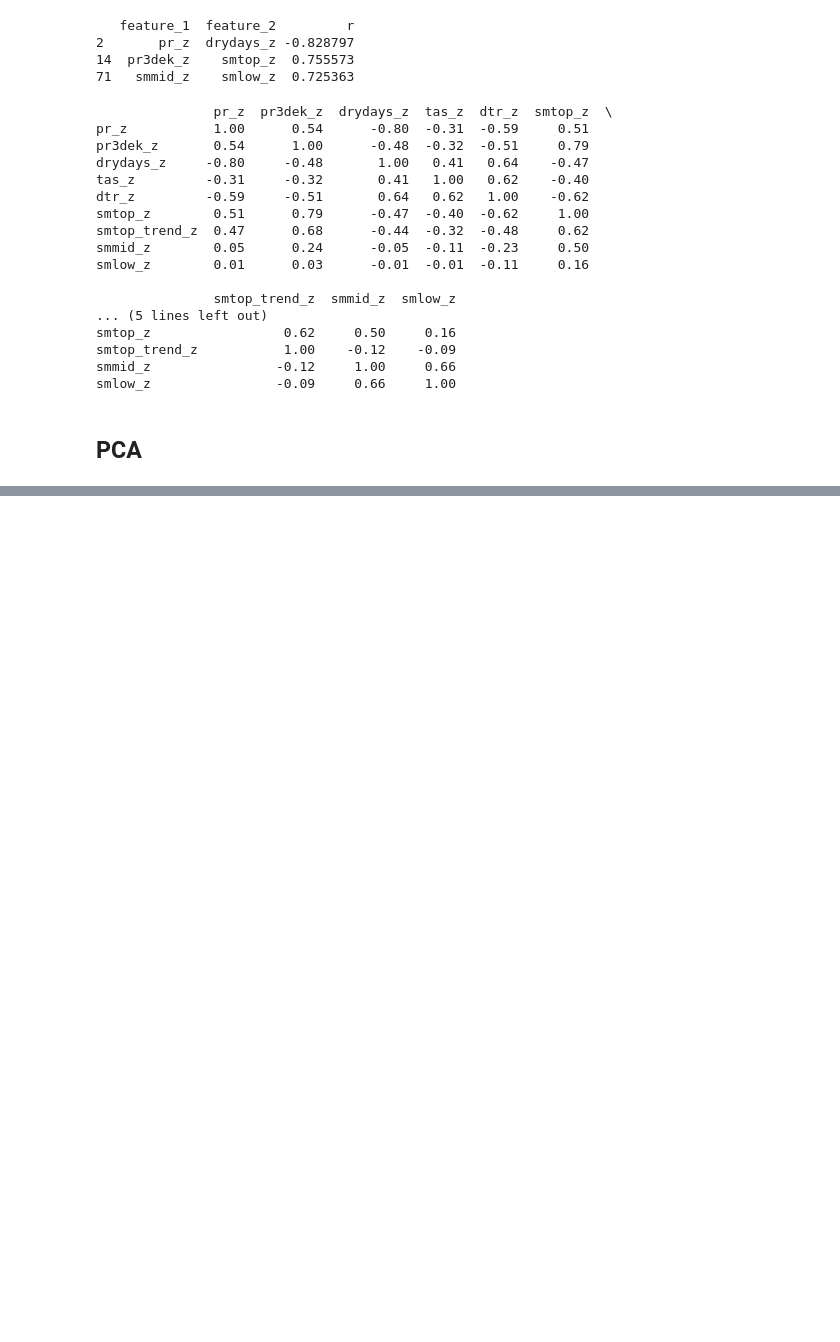
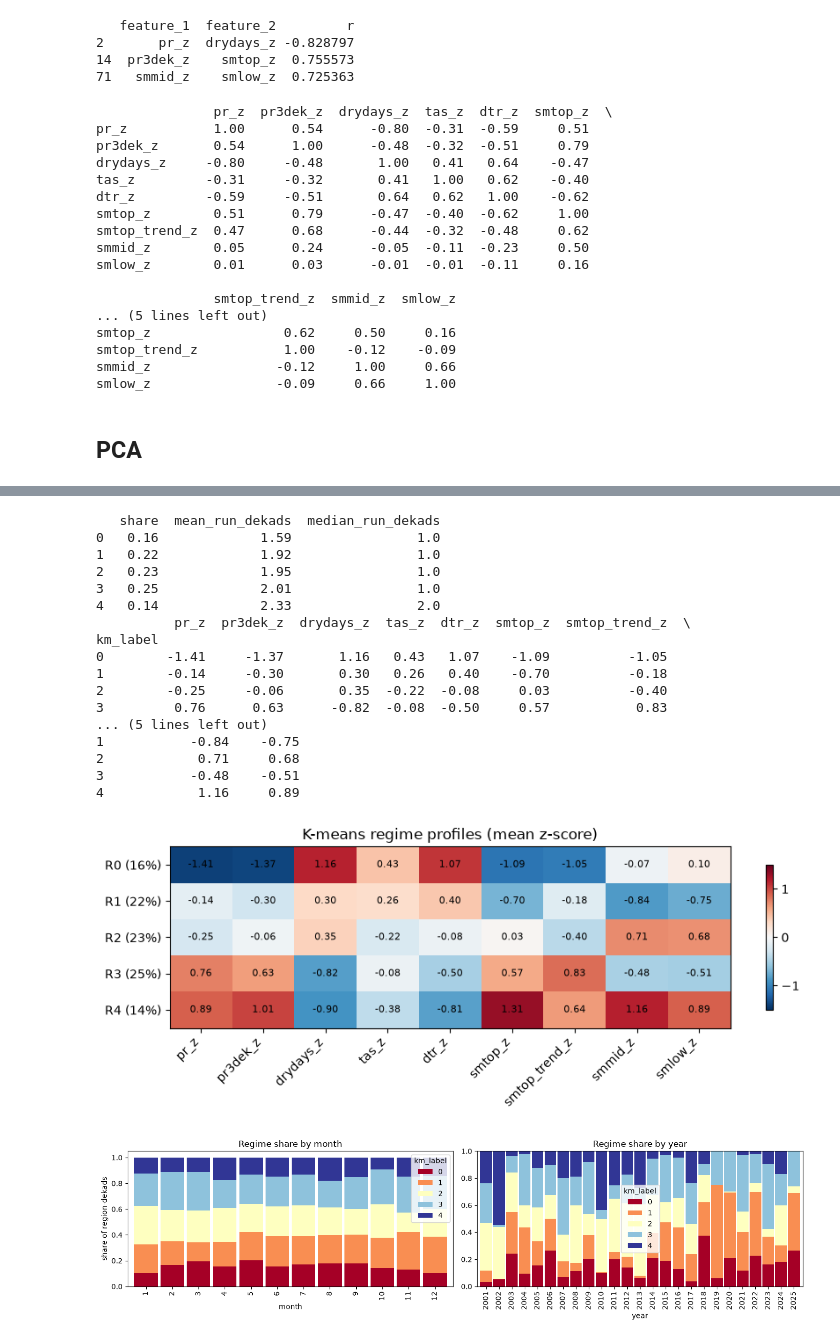
Before and after one commit to frankepolina/ai4hws_portfolioproject, a Jupyter notebook: dev/explore_features.ipynb, the cells around one changed output, grey strips where cells are left out. Cells and saved outputs as stored; diff of their text form; code cells hidden in the pictures; blank space fills up the shorter version.

```diff
--- a/dev/explore_features.ipynb
+++ b/dev/explore_features.ipynb
@@ -342,0 +642,11 @@ PC4    -0.15
+# %%
+# persistence diagnostics: lag-1 autocorrelation of each feature (mean over regions)
+ac = {f: ml_df.groupby("region_id")[f].apply(lambda s: s.autocorr(1)).mean() for f in feat_cols}
+print(pd.Series(ac).round(2))        # expect ~0.9 for smmid/smlow, ~0 for pr_z
+
+# k sensitivity (K-means only, fast)
+for k in (3, 4, 5):
+    km_k = KMeans(n_clusters=k, n_init=50, random_state=42).fit(Xs)
+    ml_df[f"km_label_k{k}"] = reorder_by_wetness(km_k.labels_, ml_df)
+    prof, info = profile(ml_df, f"km_label_k{k}", feat_cols)
+    print(f"k={k}"); print(info.round(2)); print(prof.round(2))
@@ -342,0 +709,63 @@ PC4    -0.15
+# %%
+def profile(df, label_col, feat_cols):
+    k = df[label_col].nunique()
+    prof = df.groupby(label_col)[feat_cols].mean()
+    size = df[label_col].value_counts(normalize=True).sort_index().rename("share")
+
+    # run lengths per regime (consecutive dekads in the same regime within one region)
+    runs = {lab: [] for lab in range(k)}
+    for _, g in df.groupby("region_id"):
+        s = g[label_col].values
+        change = np.flatnonzero(np.diff(s) != 0) + 1
+        for a, b in zip(np.r_[0, change], np.r_[change, len(s)]):
+            runs[s[a]].append(b - a)
+    run_mean = pd.Series({l: np.mean(r) for l, r in runs.items()}, name="mean_run_dekads")
+    run_med = pd.Series({l: np.median(r) for l, r in runs.items()}, name="median_run_dekads")
+
+    return prof, pd.concat([size, run_mean, run_med], axis=1)
+
+prof_km, info_km = profile(ml_df, "km_label", feat_cols)
+print(info_km.round(2)); print(prof_km.round(2))
+
+# 1) feature-mean heatmap
+fig, ax = plt.subplots(figsize=(9, 3.5))
+im = ax.imshow(prof_km, cmap="RdBu_r", vmin=-1.5, vmax=1.5, aspect="auto")
+ax.set_xticks(range(len(feat_cols)), feat_cols, rotation=45, ha="right")
+ax.set_yticks(range(K), [f"R{i} ({info_km.loc[i,'share']:.0%})" for i in range(K)])
+for i in range(K):
+    for j in range(len(feat_cols)):
+        ax.text(j, i, f"{prof_km.iloc[i, j]:.2f}", ha="center", va="center", fontsize=8)
+fig.colorbar(im, shrink=0.8); ax.set_title("K-means regime profiles (mean z-score)")
+plt.tight_layout(); plt.show()
+
+# 2) seasonality: share of each regime per month
+fig, axes = plt.subplots(1, 2, figsize=(14, 3.8))
+season = pd.crosstab(ml_df["month"], ml_df["km_label"], normalize="index")
+season.plot(kind="bar", stacked=True, ax=axes[0], colormap="RdYlBu", width=0.9)
+axes[0].set_title("Regime share by month"); axes[0].set_ylabel("share of region-dekads")
+
+# 3) the key plot: share of each regime per year
+yearly = pd.crosstab(ml_df["year"], ml_df["km_label"], normalize="index")
+yearly.plot(kind="bar", stacked=True, ax=axes[1], colormap="RdYlBu", width=0.9)
+axes[1].set_title("Regime share by year")
+plt.tight_layout(); plt.show()
+# %% [output]
+   share  mean_run_dekads  median_run_dekads
+0   0.16             1.59                1.0
+1   0.22             1.92                1.0
+2   0.23             1.95                1.0
+3   0.25             2.01                1.0
+4   0.14             2.33                2.0
+          pr_z  pr3dek_z  drydays_z  tas_z  dtr_z  smtop_z  smtop_trend_z  \
+km_label
+0        -1.41     -1.37       1.16   0.43   1.07    -1.09          -1.05
+1        -0.14     -0.30       0.30   0.26   0.40    -0.70          -0.18
+2        -0.25     -0.06       0.35  -0.22  -0.08     0.03          -0.40
+3         0.76      0.63      -0.82  -0.08  -0.50     0.57           0.83
+... (5 lines left out)
+1           -0.84    -0.75
+2            0.71     0.68
+3           -0.48    -0.51
+4            1.16     0.89
+[figure, added]
+[figure, added]
```
Also changed, not shown: parts of 26 cells of this notebook.
